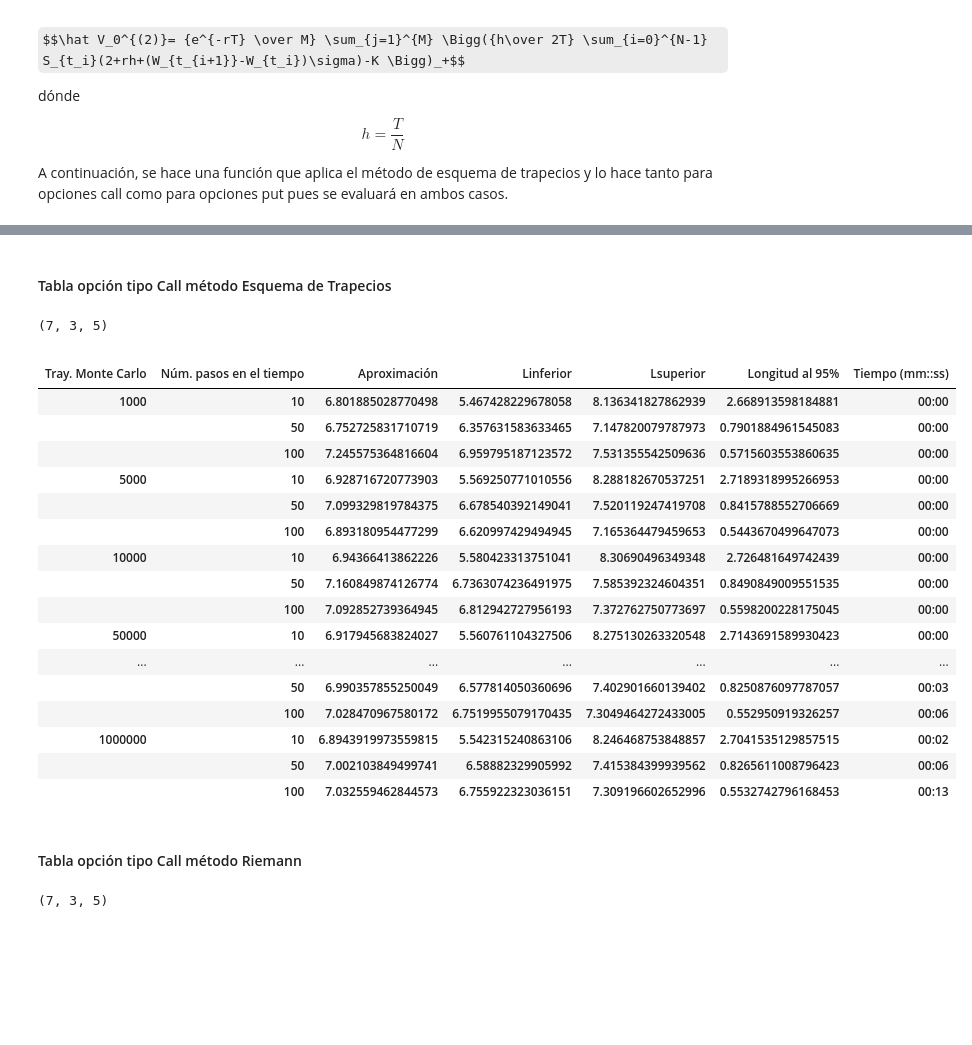
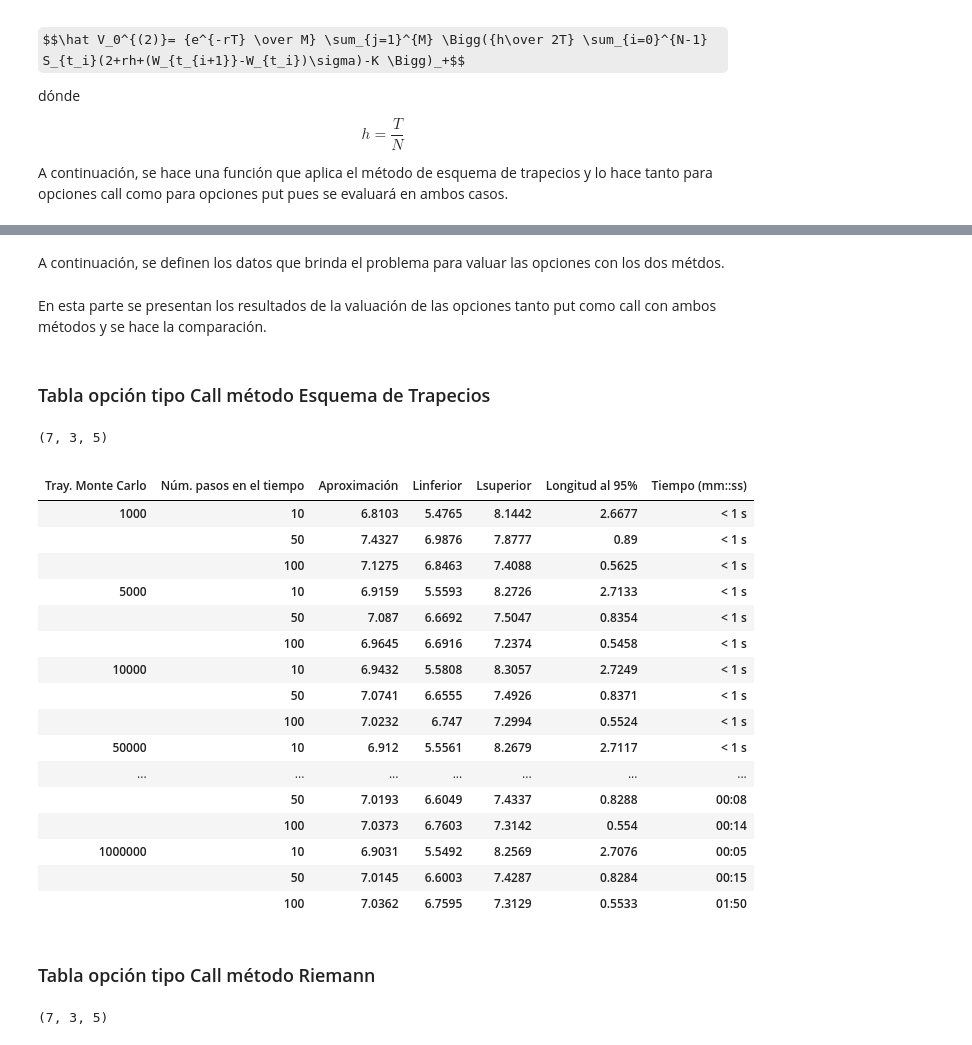
Before and after one commit to Miriam1999/Tarea10_MFlores_MERosas, a Jupyter notebook: Tarea10_MFlores_MERosas.ipynb, the cells around one changed output, grey strips where cells are left out. Saved outputs shown, nothing was run; the diff lists cells and outputs as text; code cells hidden in the pictures; some formulas as TeX source; blank space fills up the shorter version.

```diff
--- a/Tarea10_MFlores_MERosas.ipynb
+++ b/Tarea10_MFlores_MERosas.ipynb
@@ -121,8 +121,10 @@ def Metodo_trapecio_valopt(K:'Strike price',r:'Tasa libre de riesgo',S0:'Precio
     sigma_est = val_opt.sem().Prima
     mean_est = val_opt.iloc[-1].Prima
     i1 = st.norm.interval(confianza, loc=mean_est, scale=sigma_est)
-    dif95 = i1[1] - i1[0]
+    dif95 = np.round(i1[1] - i1[0],4)
     end = time.time()
     e = int(end - start)
-    return np.array([val_opt.iloc[-1].Prima,i1[0],i1[1],dif95,
-                     '{:02d}:{:02d}'.format((e % 3600 // 60), e % 60)])
+    time_format = '{:02d}:{:02d}'.format((e % 3600 // 60), e % 60)
+    invested_time = lambda x: '< 1 s' if x == '00:00' else x
+    return np.array([np.round(val_opt.iloc[-1].Prima,4),np.round(i1[0],4),np.round(i1[1],4),dif95,
+                     invested_time(time_format)])
@@ -167,3 +175,5 @@ def Riemann_approach(K:'Strike price',r:'Tasa libre de riesgo',S0:'Precio inicia
+# %% [markdown]
+A continuación, se definen los datos que brinda el problema para valuar las opciones con los dos métdos.
 # %%
 ### Se definen los datos que provee el problema
 S0 = 100 ###Strike price
@@ -173,8 +183,10 @@ K = 100 ###Strike
 T=1 ###Tiempo en años
 NbTraj = [1000,5000,10000,50000,100000,500000,1000000] ###Número de trayectorias
 NbStep = [10,50,100] ###Número de pasos
+# %% [markdown]
+En esta parte se presentan los resultados de la valuación de las opciones tanto put como call con ambos métodos y se hace la comparación.
 # %% [markdown]
-#### Tabla opción tipo Call método Esquema de Trapecios
+### Tabla opción tipo Call método Esquema de Trapecios
 # %%
 ###Se genera la simulación para el tipo call
 call =  np.array(list(map(lambda N_traj:list(map(lambda N_step:
@@ -185,33 +197,34 @@ call.shape
 # %%
 ###Se genera la tabla de simulaciones para el tipo call
 pd.set_option("display.max_rows", None, "display.max_columns", None)###Permite que se visualice toda la tabla en el jupyter
 NbTrajidx =[i for i in NbTraj for _ in (0, 1, 2)]###Se genera un indice para las trayectorias
 results = np.array(list(map(lambda i: call[:,:,i].flatten(),range(5))))### Se separan los resultados
 arrays = [NbTrajidx,NbStep*7,results[0],results[1],results[2],results[3],results[4]]###Se agregan los resultados a los indices
 index = pd.MultiIndex.from_arrays(arrays, names=('Tray. Monte Carlo', 'Núm. pasos en el tiempo','Aproximación','Linferior'
                                                 ,'Lsuperior','Longitud al 95%','Tiempo (mm::ss)'))###Se genera el multiIndex
-pd.DataFrame(index=index)###Se convierte a DataFrame el MultiIndex
+report = pd.DataFrame(index=index)###Se convierte a DataFrame el MultiIndex
+report
 # %% [output]
 |  |  |  |  |  |  |  |
 | Tray. Monte Carlo | Núm. pasos en el tiempo | Aproximación | Linferior | Lsuperior | Longitud al 95% | Tiempo (mm::ss) |
-| 1000 | 10 | 6.801885028770498 | 5.467428229678058 | 8.136341827862939 | 2.668913598184881 | 00:00 |
-|  | 50 | 6.752725831710719 | 6.357631583633465 | 7.147820079787973 | 0.7901884961545083 | 00:00 |
-|  | 100 | 7.245575364816604 | 6.959795187123572 | 7.531355542509636 | 0.5715603553860635 | 00:00 |
-| 5000 | 10 | 6.928716720773903 | 5.569250771010556 | 8.288182670537251 | 2.7189318995266953 | 00:00 |
-|  | 50 | 7.099329819784375 | 6.678540392149041 | 7.520119247419708 | 0.8415788552706669 | 00:00 |
-|  | 100 | 6.893180954477299 | 6.620997429494945 | 7.165364479459653 | 0.5443670499647073 | 00:00 |
-| 10000 | 10 | 6.94366413862226 | 5.580423313751041 | 8.30690496349348 | 2.726481649742439 | 00:00 |
-|  | 50 | 7.160849874126774 | 6.7363074236491975 | 7.585392324604351 | 0.8490849009551535 | 00:00 |
-|  | 100 | 7.092852739364945 | 6.812942727956193 | 7.372762750773697 | 0.5598200228175045 | 00:00 |
-| 50000 | 10 | 6.917945683824027 | 5.560761104327506 | 8.275130263320548 | 2.7143691589930423 | 00:00 |
+| 1000 | 10 | 6.8103 | 5.4765 | 8.1442 | 2.6677 | < 1 s |
+|  | 50 | 7.4327 | 6.9876 | 7.8777 | 0.89 | < 1 s |
+|  | 100 | 7.1275 | 6.8463 | 7.4088 | 0.5625 | < 1 s |
+| 5000 | 10 | 6.9159 | 5.5593 | 8.2726 | 2.7133 | < 1 s |
+|  | 50 | 7.087 | 6.6692 | 7.5047 | 0.8354 | < 1 s |
+|  | 100 | 6.9645 | 6.6916 | 7.2374 | 0.5458 | < 1 s |
+| 10000 | 10 | 6.9432 | 5.5808 | 8.3057 | 2.7249 | < 1 s |
+|  | 50 | 7.0741 | 6.6555 | 7.4926 | 0.8371 | < 1 s |
+|  | 100 | 7.0232 | 6.747 | 7.2994 | 0.5524 | < 1 s |
+| 50000 | 10 | 6.912 | 5.5561 | 8.2679 | 2.7117 | < 1 s |
 | ... | ... | ... | ... | ... | ... | ... |
-|  | 50 | 6.990357855250049 | 6.577814050360696 | 7.402901660139402 | 0.8250876097787057 | 00:03 |
-|  | 100 | 7.028470967580172 | 6.7519955079170435 | 7.3049464272433005 | 0.552950919326257 | 00:06 |
-| 1000000 | 10 | 6.8943919973559815 | 5.542315240863106 | 8.246468753848857 | 2.7041535129857515 | 00:02 |
-|  | 50 | 7.002103849499741 | 6.58882329905992 | 7.415384399939562 | 0.8265611008796423 | 00:06 |
-|  | 100 | 7.032559462844573 | 6.755922323036151 | 7.309196602652996 | 0.5532742796168453 | 00:13 |
+|  | 50 | 7.0193 | 6.6049 | 7.4337 | 0.8288 | 00:08 |
+|  | 100 | 7.0373 | 6.7603 | 7.3142 | 0.554 | 00:14 |
+| 1000000 | 10 | 6.9031 | 5.5492 | 8.2569 | 2.7076 | 00:05 |
+|  | 50 | 7.0145 | 6.6003 | 7.4287 | 0.8284 | 00:15 |
+|  | 100 | 7.0362 | 6.7595 | 7.3129 | 0.5533 | 01:50 |
 # %% [markdown]
-#### Tabla opción tipo Call método Riemann
+### Tabla opción tipo Call método Riemann
 # %%
 ###Se genera la simulación para el tipo call
 call =  np.array(list(map(lambda N_traj:list(map(lambda N_step:
```
Also changed, not shown: parts of 17 cells of this notebook.
